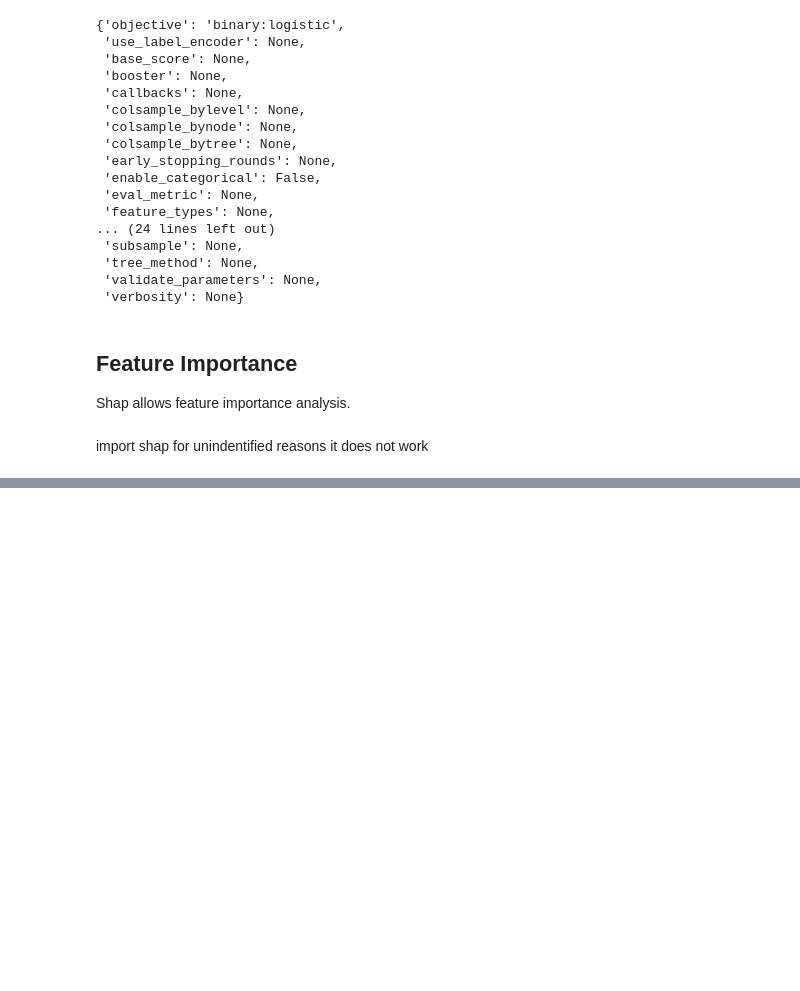
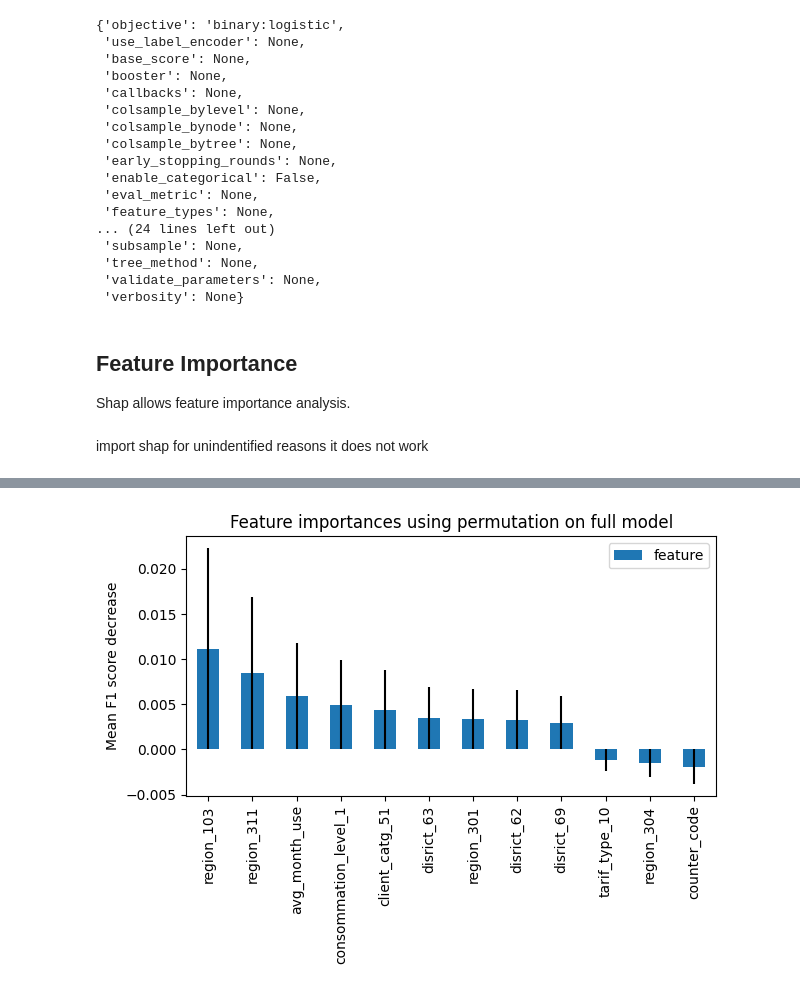
Before and after one commit to TomPreto/Fraud-Detection-ML, a Jupyter notebook: AW_error_features.ipynb, the cells around one changed output, grey strips where cells are left out. Saved outputs shown, nothing was run; the diff lists cells and outputs as text; code cells hidden in the pictures; blank space fills up the shorter version.

```diff
--- a/AW_error_features.ipynb
+++ b/AW_error_features.ipynb
@@ -449,0 +416,4 @@ important_features
+# %%
+result = permutation_importance(model1, x_test_final, y_test, scoring='f1' , n_repeats=10, random_state=42, n_jobs=2)
+result
+#forest_importances = pd.Series(result.importances_mean, index=x_test_final.columns)
@@ -449,0 +438,3 @@ important_features
+# %%
+forest_importances = pd.Series(result.importances_mean, index=x_test_final.columns)
+forest_importances
@@ -449,0 +454,13 @@ important_features
+# %%
+f = pd.DataFrame(forest_importances, columns=['feature']).query('abs(feature) > 0.001')
+# %%
+f.sort_values('feature', ascending=False, inplace=True)
+# %%
+fig, ax = plt.subplots()
+f.plot.bar(yerr=abs(f.feature), ax=ax)
+ax.set_title("Feature importances using permutation on full model")
+ax.set_ylabel("Mean F1 score decrease")
+fig.tight_layout()
+plt.show()
+# %% [output]
+[figure, added]
```
Also changed, not shown: parts of 19 cells of this notebook.
